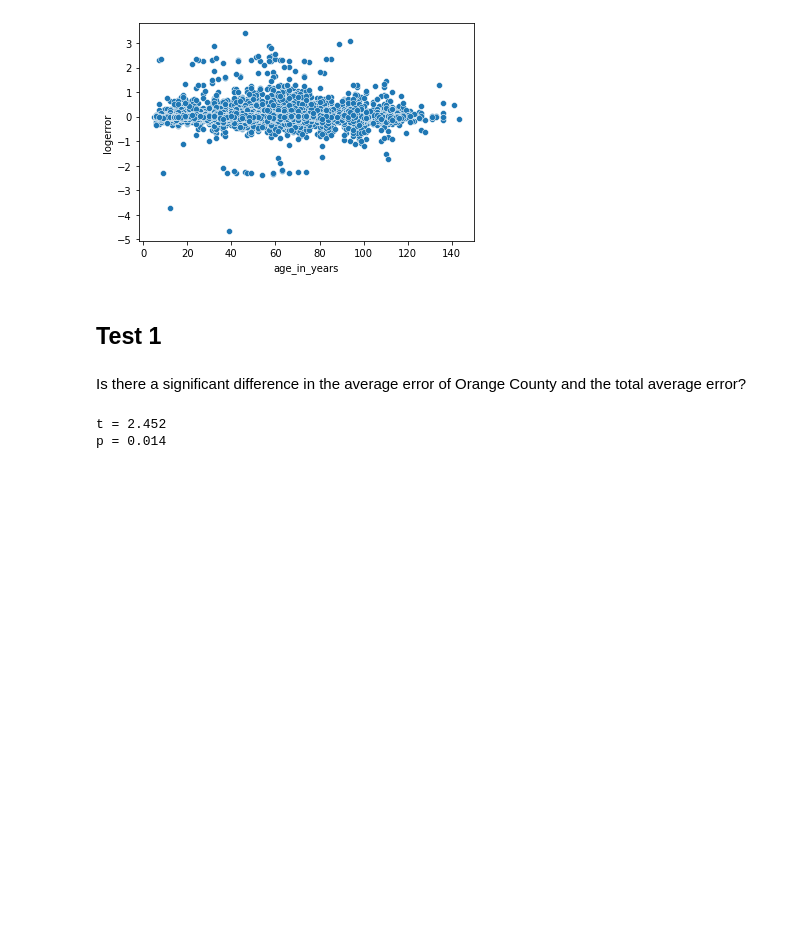
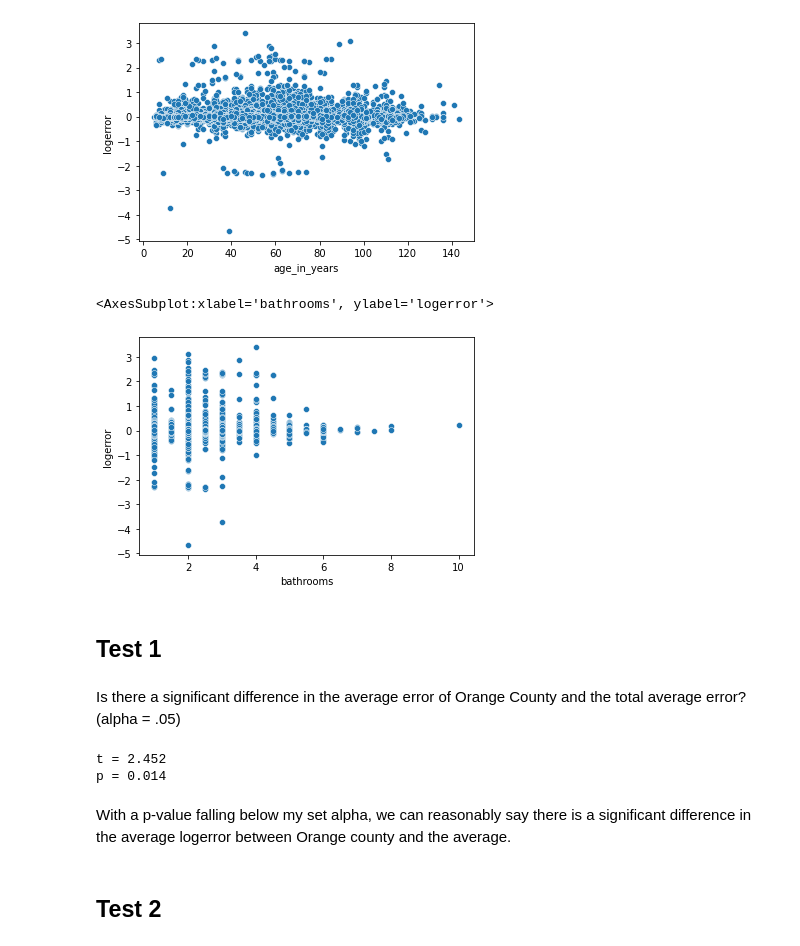
Before and after one commit to sam-and-ken/clustering-project, a Jupyter notebook: cluster-project-sam.ipynb, the cells around one changed output. Drawn from its saved outputs; the diff is of its cells as text; code cells hidden in the pictures; blank space fills up the shorter version.

Commit message:
clustering and tests

```diff
--- a/cluster-project-sam.ipynb
+++ b/cluster-project-sam.ipynb
@@ -117,10 +117,15 @@ sns.scatterplot(x = train['age_in_years'], y = train['logerror'])
 # %% [output]
 <AxesSubplot:xlabel='age_in_years', ylabel='logerror'>
 [figure]
+# %%
+sns.scatterplot(x = train['bathrooms'], y = train['logerror'])
+# %% [output]
+<AxesSubplot:xlabel='bathrooms', ylabel='logerror'>
+[figure, added]
 # %% [markdown]
 ## Test 1
 # %% [markdown]
-Is there a significant difference in the average error of Orange County and the total average error?
+Is there a significant difference in the average error of Orange County and the total average error? (alpha = .05)
 # %%
 x1 = train[train['county'] == 'Orange']
 x1 = x1['logerror']
@@ -132,3 +137,7 @@ print(f'p = {p:.3f}')
 # %% [output]
 t = 2.452
 p = 0.014
+# %% [markdown]
+With a p-value falling below my set alpha, we can reasonably say there is a significant difference in the average logerror between Orange county and the average.
+# %% [markdown]
+## Test 2
```
Also changed, not shown: parts of 21 cells of this notebook.
